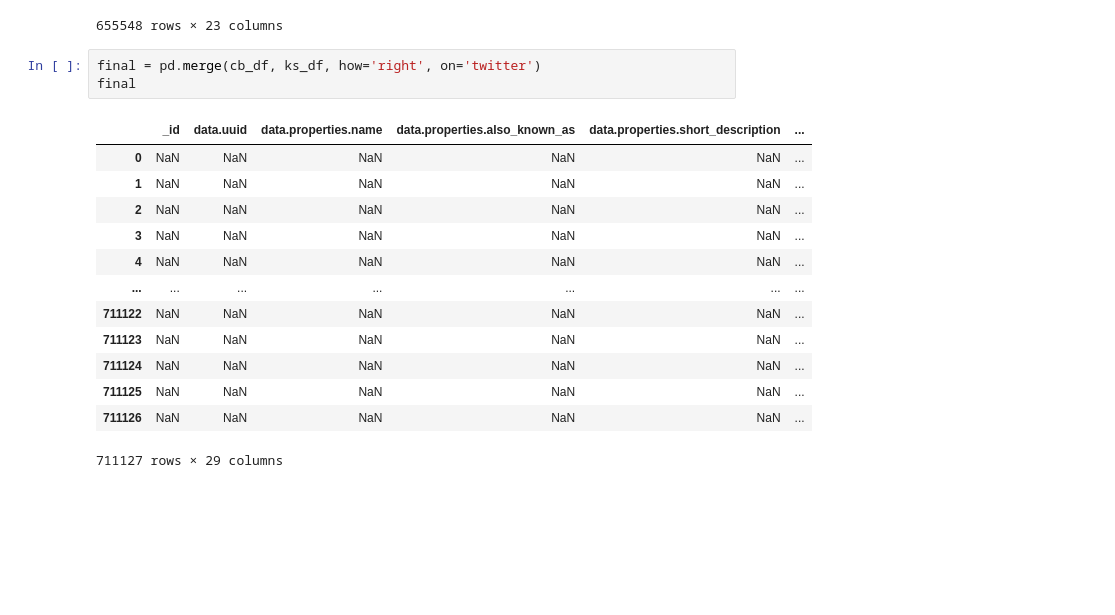
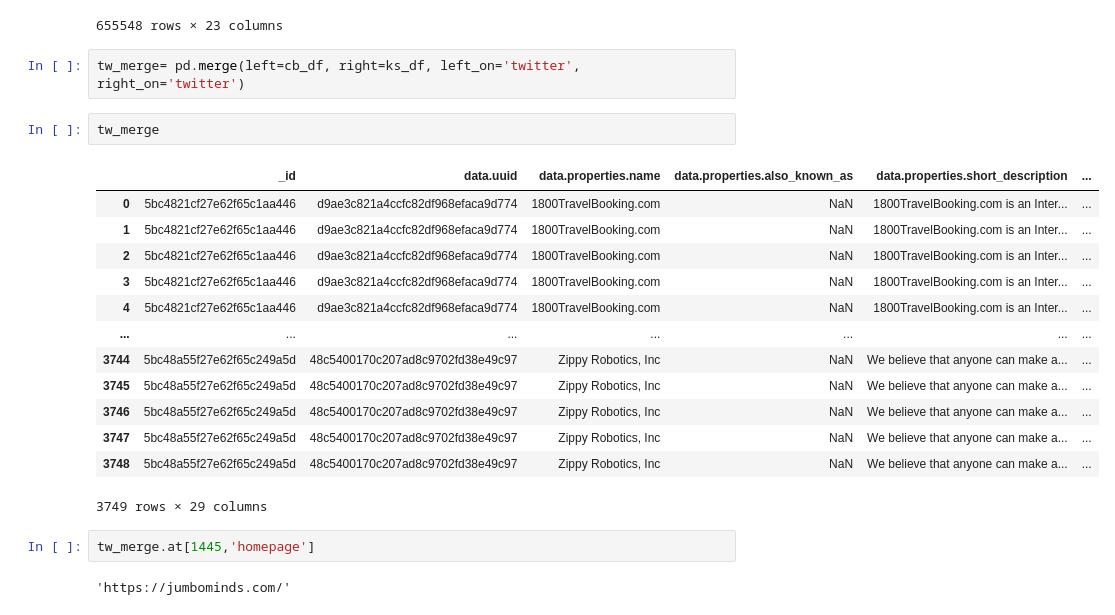
Before and after one commit to rudera/kickstarter-crunchbase, a Jupyter notebook: crunchbaseKickstartLink.ipynb, the cells around one changed output. Saved outputs shown, nothing was run; the diff lists cells and outputs as text; blank space fills up the shorter version.

Commit message:
finished merge on twitter handle

```diff
--- a/crunchbaseKickstartLink.ipynb
+++ b/crunchbaseKickstartLink.ipynb
@@ -93,19 +93,24 @@ cb_df
 | 655547 | 5bc48a5cf27e62f65c24a17f | 7c3ce388e31472fb0708e450848f6c8d | Visualwise | NaN | Visual-Wise makes virtual reality... | ... |
 655548 rows × 23 columns
 # %%
-final = pd.merge(cb_df, ks_df, how='right', on='twitter')
-final
+tw_merge= pd.merge(left=cb_df, right=ks_df, left_on='twitter', right_on='twitter')
-# %% [output]
-|  | _id | data.uuid | data.properties.name | data.properties.also_known_as | data.properties.short_description | ... |
-| 0 | NaN | NaN | NaN | NaN | NaN | ... |
-| 1 | NaN | NaN | NaN | NaN | NaN | ... |
-| 2 | NaN | NaN | NaN | NaN | NaN | ... |
-| 3 | NaN | NaN | NaN | NaN | NaN | ... |
-| 4 | NaN | NaN | NaN | NaN | NaN | ... |
-| ... | ... | ... | ... | ... | ... | ... |
-| 711122 | NaN | NaN | NaN | NaN | NaN | ... |
-| 711123 | NaN | NaN | NaN | NaN | NaN | ... |
-| 711124 | NaN | NaN | NaN | NaN | NaN | ... |
-| 711125 | NaN | NaN | NaN | NaN | NaN | ... |
-| 711126 | NaN | NaN | NaN | NaN | NaN | ... |
-711127 rows × 29 columns
+# %%
+tw_merge
+# %% [output]
+|  | _id | data.uuid | data.properties.name | data.properties.also_known_as | data.properties.short_description | ... |
+| 0 | 5bc4821cf27e62f65c1aa446 | d9ae3c821a4ccfc82df968efaca9d774 | 1800TravelBooking.com | NaN | 1800TravelBooking.com is an Inter... | ... |
+| 1 | 5bc4821cf27e62f65c1aa446 | d9ae3c821a4ccfc82df968efaca9d774 | 1800TravelBooking.com | NaN | 1800TravelBooking.com is an Inter... | ... |
+| 2 | 5bc4821cf27e62f65c1aa446 | d9ae3c821a4ccfc82df968efaca9d774 | 1800TravelBooking.com | NaN | 1800TravelBooking.com is an Inter... | ... |
+| 3 | 5bc4821cf27e62f65c1aa446 | d9ae3c821a4ccfc82df968efaca9d774 | 1800TravelBooking.com | NaN | 1800TravelBooking.com is an Inter... | ... |
+| 4 | 5bc4821cf27e62f65c1aa446 | d9ae3c821a4ccfc82df968efaca9d774 | 1800TravelBooking.com | NaN | 1800TravelBooking.com is an Inter... | ... |
+| ... | ... | ... | ... | ... | ... | ... |
+| 3744 | 5bc48a55f27e62f65c249a5d | 48c5400170c207ad8c9702fd38e49c97 | Zippy Robotics, Inc | NaN | We believe that anyone can make a... | ... |
+| 3745 | 5bc48a55f27e62f65c249a5d | 48c5400170c207ad8c9702fd38e49c97 | Zippy Robotics, Inc | NaN | We believe that anyone can make a... | ... |
+| 3746 | 5bc48a55f27e62f65c249a5d | 48c5400170c207ad8c9702fd38e49c97 | Zippy Robotics, Inc | NaN | We believe that anyone can make a... | ... |
+| 3747 | 5bc48a55f27e62f65c249a5d | 48c5400170c207ad8c9702fd38e49c97 | Zippy Robotics, Inc | NaN | We believe that anyone can make a... | ... |
+| 3748 | 5bc48a55f27e62f65c249a5d | 48c5400170c207ad8c9702fd38e49c97 | Zippy Robotics, Inc | NaN | We believe that anyone can make a... | ... |
+3749 rows × 29 columns
+# %%
+tw_merge.at[1445,'homepage']
+# %% [output]
+'https://jumbominds.com/'
```
